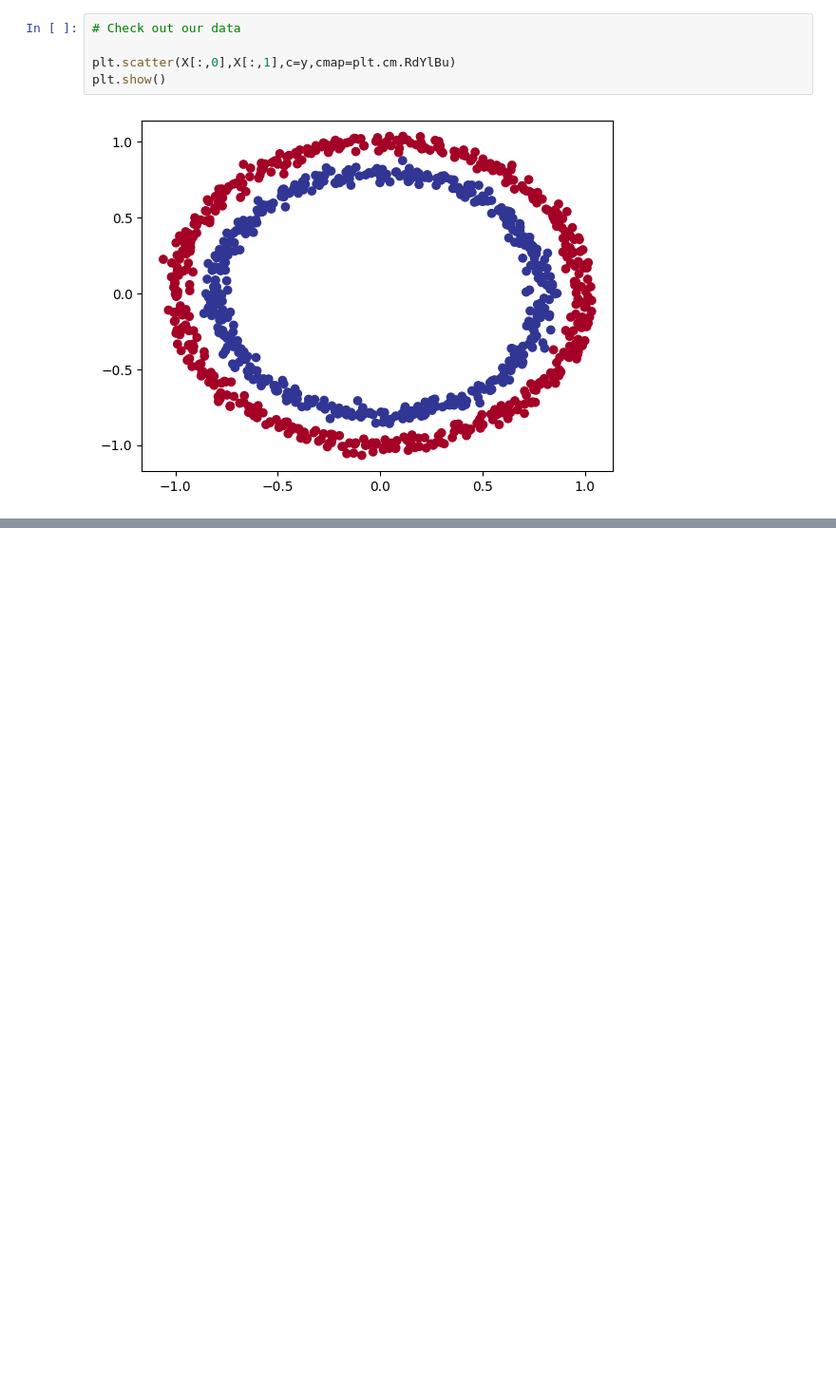
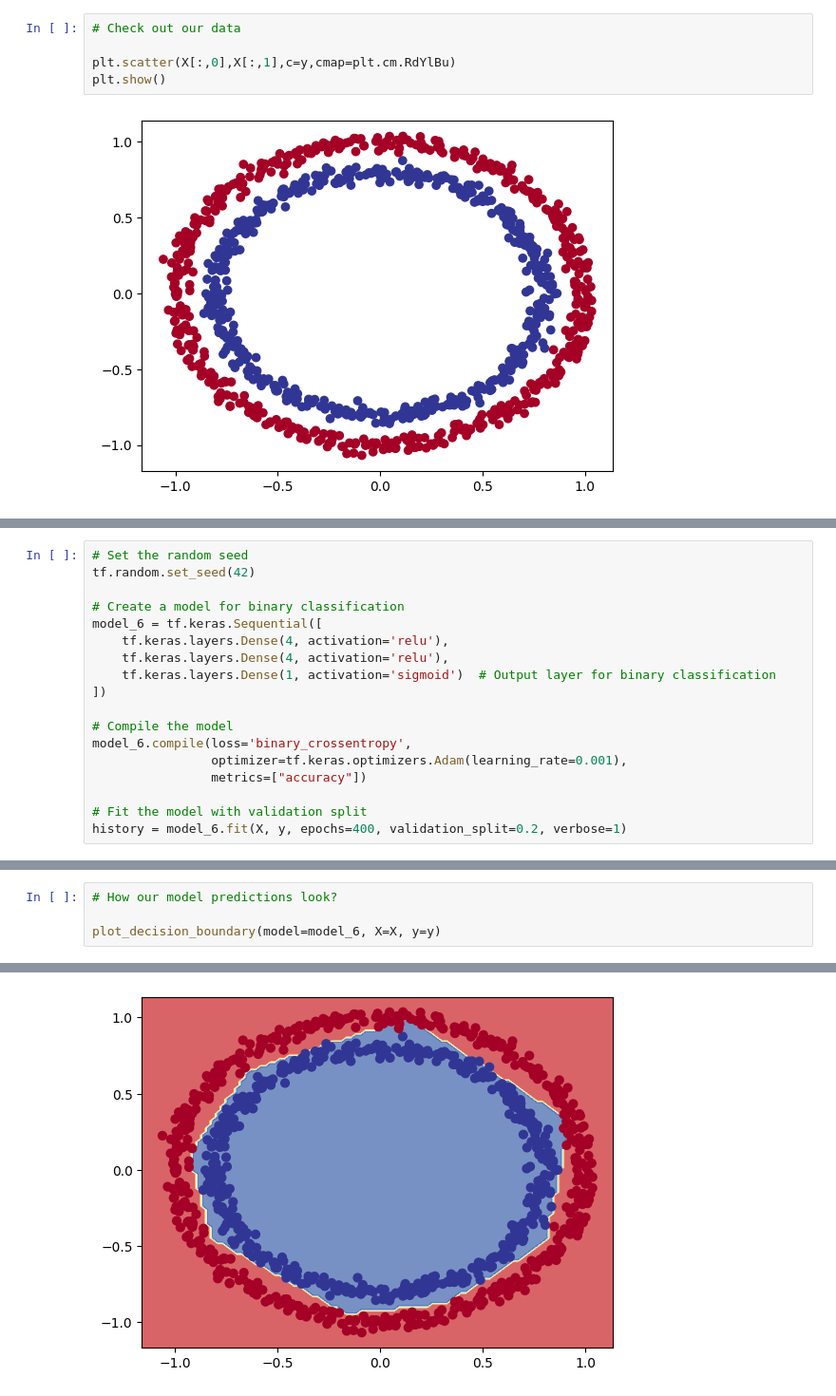
Before and after one commit to leohfigueiredo/Tensorflow, a Jupyter notebook: 02_neural_network_classification_with_tensorflow.ipynb, the cells around one changed output, grey strips where cells are left out. Shown: that part at 95% size. Cells and saved outputs as stored; diff of their text form; blank space fills up the shorter version.

```diff
--- a/02_neural_network_classification_with_tensorflow.ipynb
+++ b/02_neural_network_classification_with_tensorflow.ipynb
@@ -392,0 +432,18 @@ doing binary classification
+# %%
+# Set the random seed
+tf.random.set_seed(42)
+
+# Create a model for binary classification
+model_6 = tf.keras.Sequential([
+    tf.keras.layers.Dense(4, activation='relu'),
+    tf.keras.layers.Dense(4, activation='relu'),
+    tf.keras.layers.Dense(1, activation='sigmoid')  # Output layer for binary classification
+])
+
+# Compile the model
+model_6.compile(loss='binary_crossentropy',
+                optimizer=tf.keras.optimizers.Adam(learning_rate=0.001),
+                metrics=["accuracy"])
+
+# Fit the model with validation split
+history = model_6.fit(X, y, epochs=400, validation_split=0.2, verbose=1)
@@ -392,0 +468,5 @@ doing binary classification
+# %%
+# How our model predictions look?
+
+plot_decision_boundary(model=model_6, X=X, y=y)
+# %% [output]
@@ -392,0 +475 @@ doing binary classification
+[figure, added]
```
Also changed, not shown: parts of 13 cells of this notebook.
